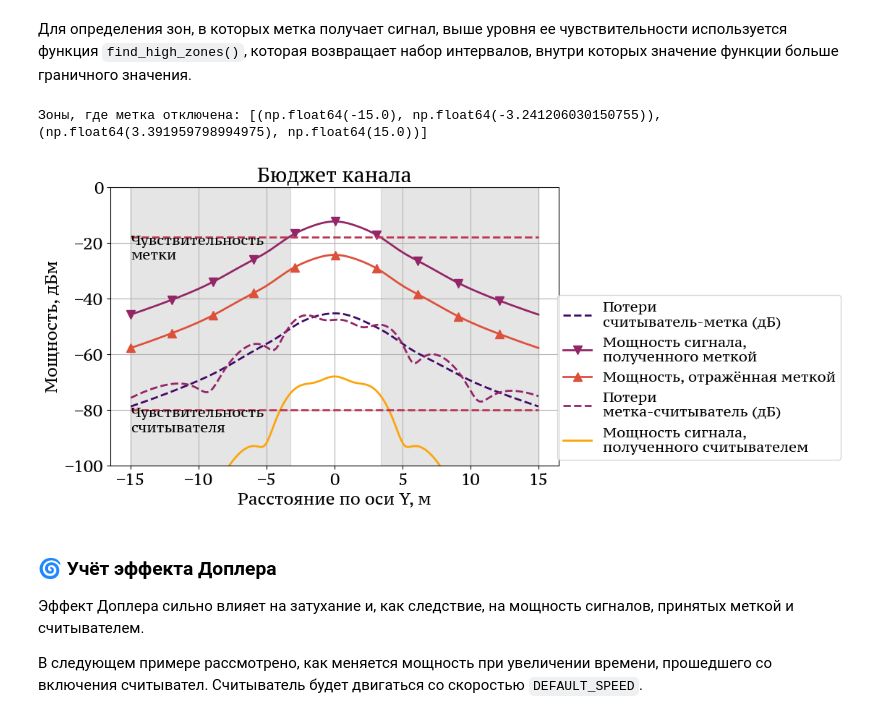
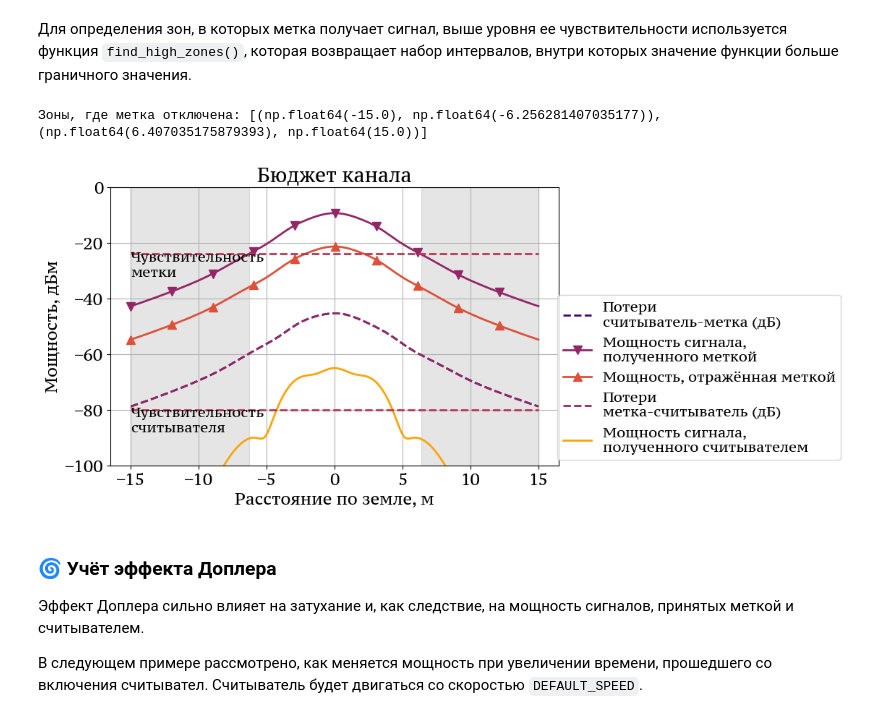
Before and after one commit to VilmenAbramian/simulation, a Jupyter notebook: pysim/experiments/notebooks/channel.ipynb, the cells around one changed output. Drawn from its saved outputs; the diff is of its cells as text; code cells hidden in the pictures.

Commit message:
Update channel images

```diff
--- a/pysim/experiments/notebooks/channel.ipynb
+++ b/pysim/experiments/notebooks/channel.ipynb
@@ -42,8 +42,8 @@ setup_matplotlib()
 1) Положение считывателя и метки указывается как `np.array((x, y, z))`, где x, y, z - координаты в метрах в начале моделирования;
 2) Координаты векторов направлений антенн считывателя и метки должны быть отнормированными;
 # %%
-DIRECTORY = 'channel' # Название директории, в которой будут сохраняться изображения
-SAVE_FIG = False # Сохранять ли построенные изображения
+DIRECTORY = "channel" # Название директории, в которой будут сохраняться изображения
+SAVE_FIG = True # Сохранять ли построенные изображения
 # %% [markdown]
 ### 🌍 Параметры окружающей среды
 # %%
@@ -96,8 +96,8 @@ TRCAL_MUL = inner_params.reader_params.trcal_rtcal_mul
 # %%
 TAG_POS = np.array((default_params.tag_offset, 0, inner_params.tag_params.tag_altitude)) # Координаты (x, y, z)
 TAG_ANTENNA_DIRECTION = inner_params.geometry_params.tag_antenna_direction
-TAG_POLARIZATION = inner_params.channel_params.tag_default_polarization
-TAG_SENSITIVITY = inner_params.energy_params.tag_sensitivity           # dBm
+TAG_POLARIZATION = inner_params.channel_params.reader_default_polarization # inner_params.channel_params.tag_default_polarization
+TAG_SENSITIVITY = -24 # inner_params.energy_params.tag_sensitivity           # dBm
 TAG_GAIN = inner_params.energy_params.tag_antenna_gain                 # dBi
 # %% [markdown]
 ## 📈 Коэффициент отражения
@@ -476,36 +476,36 @@ def plot_budget(
         ax.add_patch(patches.Rectangle(xy=(interval[0], y_min),
             width=(interval[1] - interval[0]),
             height=(y_max - y_min),
             fill=True, color='gray', alpha=0.2))
 
     ax.text(x=MINIMUM_DISTANCE, y=TAG_SENSITIVITY-8,
             s='Чувствительность\nметки', fontsize=GraphConsts.LEGEND_FONTSIZE,
             fontdict={'style': 'italic'})
     ax.text(x=MINIMUM_DISTANCE, y=READER_SENSITIVITY-8,
             s='Чувствительность\nсчитывателя', fontsize=GraphConsts.LEGEND_FONTSIZE,
             fontdict={'style': 'italic'})
 
     # Оси и легенда
     ax.set_ylim((y_min, y_max))
     ax.grid()
-    ax.set_xlabel('Расстояние по оси Y, м')
+    ax.set_xlabel('Расстояние по земле, м')
     ax.set_ylabel('Мощность, дБм')
     ax.tick_params(axis='both', which='major')
 
     handles, labels = ax.get_legend_handles_labels()
     patch = patches.Patch(color='grey', alpha=0.5)
     handles.append(patch)
     fig.legend(bbox_to_anchor=(1.4, 0.6))
     ax.set_title('Бюджет канала')
 
     if save_fig:
         savefig(name=image_name, directory=DIRECTORY)
 
 # Вызов функции
 plot_budget(save_fig=SAVE_FIG)
 # %% [output]
-Зоны, где метка отключена: [(np.float64(-15.0), np.float64(-3.241206030150755)), (np.float64(3.391959798994975), np.float64(15.0))]
+Зоны, где метка отключена: [(np.float64(-15.0), np.float64(-6.256281407035177)), (np.float64(6.407035175879393), np.float64(15.0))]
-[figure, old version]
+[figure, new version]
 # %% [markdown]
 ### 🌀 Учёт эффекта Доплера
 
```
Also changed, not shown: parts of 4 cells of this notebook, 15 other files.
